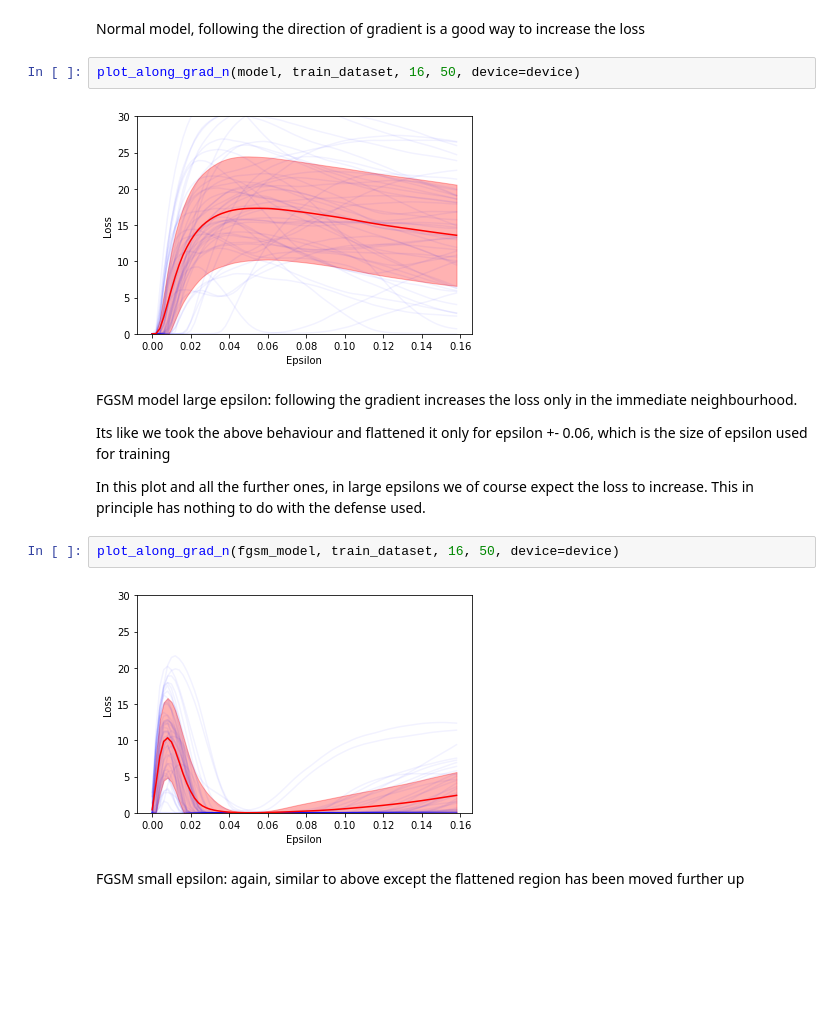
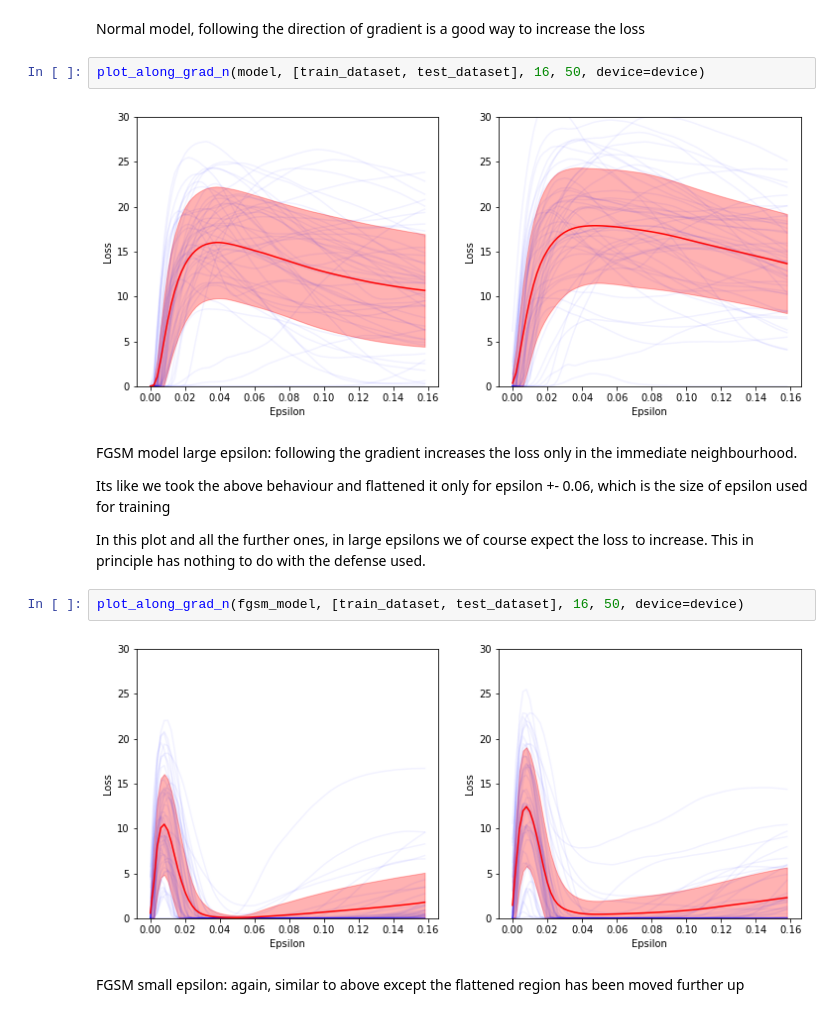
Before and after one commit to CarlosGomes98/false_sense_of_security, a Jupyter notebook: notebooks/Plot_Along_Grad.ipynb, the cells around one changed output. Drawn from its saved outputs; the diff is of its cells as text; blank space fills up the shorter version.

```diff
--- a/notebooks/Plot_Along_Grad.ipynb
+++ b/notebooks/Plot_Along_Grad.ipynb
@@ -80,9 +87,9 @@ cure[1].load_state_dict(torch.load("../models/RN18_CURE.pth", map_location=devic
 # %% [markdown]
 Normal model, following the direction of gradient is a good way to increase the loss
 # %%
-plot_along_grad_n(model, train_dataset, 16, 50, device=device)
+plot_along_grad_n(model, [train_dataset, test_dataset], 16, 50, device=device)
 # %% [output]
-[figure, old version]
+[figure, new version]
 # %% [markdown]
 FGSM model large epsilon: following the gradient increases the loss only in the immediate neighbourhood.
 
@@ -90,9 +97,9 @@ Its like we took the above behaviour and flattened it only for epsilon +- 0.06,
 
 In this plot and all the further ones, in large epsilons we of course expect the loss to increase. This in principle has nothing to do with the defense used.
 # %%
-plot_along_grad_n(fgsm_model, train_dataset, 16, 50, device=device)
+plot_along_grad_n(fgsm_model, [train_dataset, test_dataset], 16, 50, device=device)
 # %% [output]
-[figure, old version]
+[figure, new version]
 # %% [markdown]
 FGSM small epsilon: again, similar to above except the flattened region has been moved further up
 # %%
```
Also changed, not shown: parts of 9 cells of this notebook, 4 other files.
